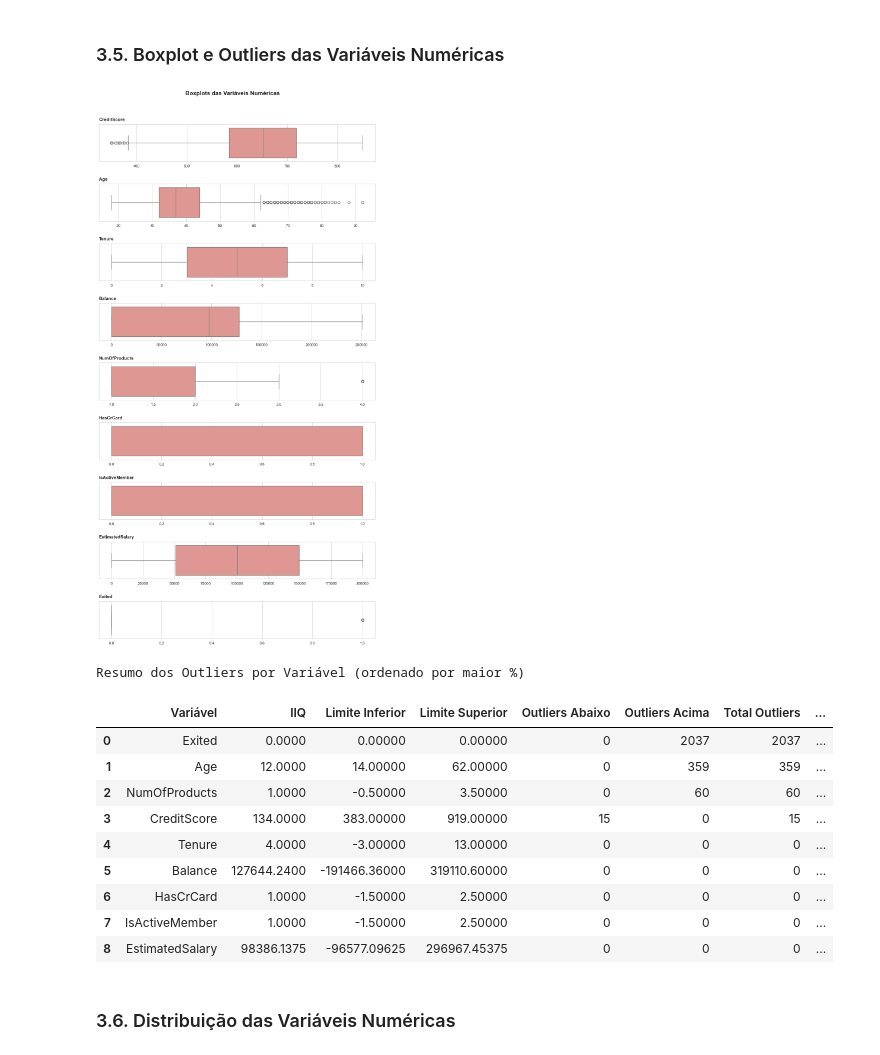
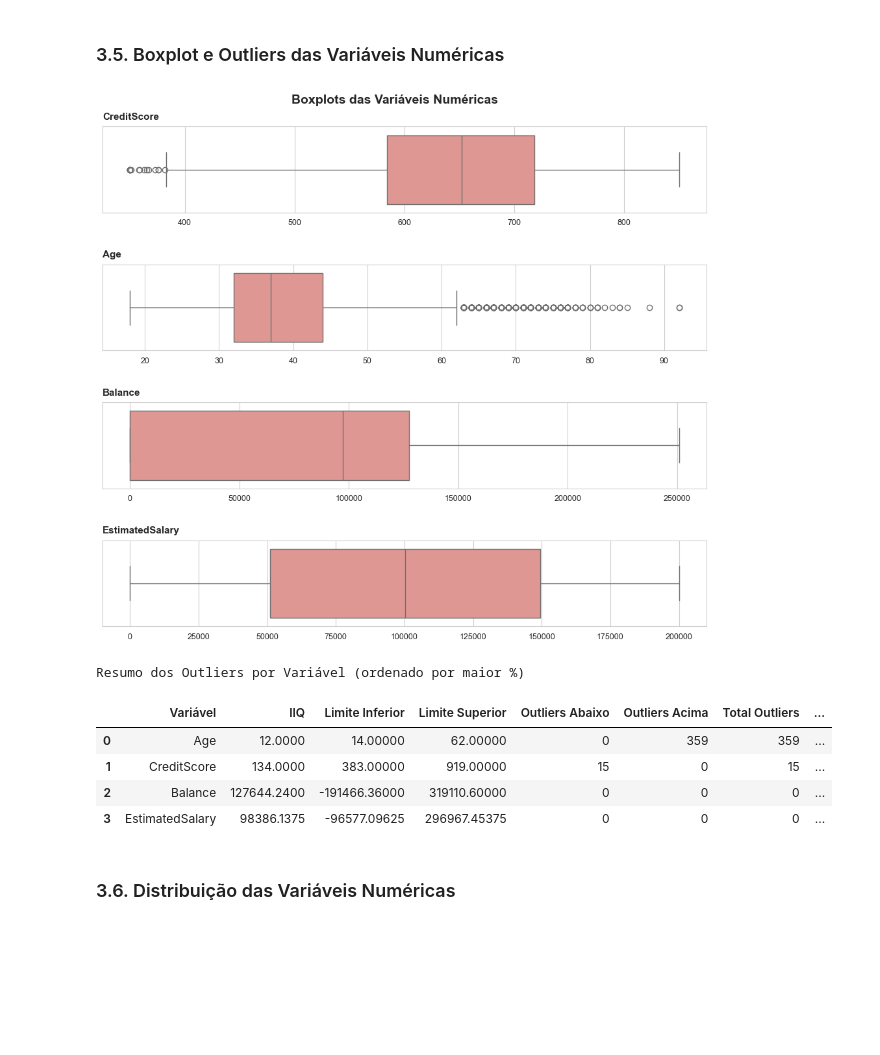
Before and after one commit to emso-exe/Churn_clientes_de_banco, a Jupyter notebook: notebooks/001_analise_exploratoria.ipynb, the cells around one changed output. Saved outputs shown, nothing was run; the diff lists cells and outputs as text; code cells hidden in the pictures; blank space fills up the shorter version.

```diff
--- a/notebooks/001_analise_exploratoria.ipynb
+++ b/notebooks/001_analise_exploratoria.ipynb
@@ -161,45 +161,47 @@ df.describe(exclude=('float', 'int')).T
 | Gender | 10000 | 2 | Male | 5457 |
 # %% [markdown]
 ### 3.5. Boxplot e Outliers das Variáveis Numéricas
+# %%
+# Colunas a serem removidas da análise dos dados numéricos
+
+colunas_remover = ['RowNumber', 'CustomerId', 'Tenure', 'NumOfProducts', 'HasCrCard', 'IsActiveMember', 'Exited']
 # %%
 # Seleciona os nomes das colunas numéricas (float apenas)
 colunas_numericas = df.select_dtypes(include=['number']).columns.tolist()
-colunas_remover = ['RowNumber', 'CustomerId']
 colunas_numericas = [col for col in colunas_numericas if col not in colunas_remover]
 
 # Verifica se há colunas numéricas
 if not colunas_numericas:
     print('Nenhuma variável numérica encontrada no DataFrame.')
 else:
     # Número de boxplots a serem gerados
     n_plots = len(colunas_numericas)
 
     # Cria a figura com subplots verticais
     fig, axs = plt.subplots(n_plots, 1, figsize=(12, 2.5 * n_plots),
                             gridspec_kw={'hspace': 0.6})
 
     # Garante que axs seja sempre uma lista (mesmo com 1 gráfico)
     if n_plots == 1:
         axs = [axs]
 
     # Loop pelas colunas para criar os boxplots
     for ax, col in zip(axs, colunas_numericas):
         sns.boxplot(x=df[col], ax=ax, color='#ea8c87', orient='h')
         ax.set_title(f'{col}', loc='left', fontsize=11, pad=8, fontweight='bold')
         ax.set(xlabel='', ylabel='')
         ax.tick_params(labelsize=9)
         ax.ticklabel_format(style='plain', axis='x')
 
     # Ajusta o layout e adiciona título geral
     fig.suptitle('Boxplots das Variáveis Numéricas', fontsize=14, fontweight='bold', y=0.93)
     plt.tight_layout(rect=[0, 0, 1, 0.97])  # evita sobreposição com título
     plt.show()
 # %% [output]
-[figure, old version]
+[figure, new version]
 # %%
 # Seleciona as variáveis numéricas
 colunas_numericas = df.select_dtypes(include=['number']).columns.tolist()
-colunas_remover = ['RowNumber', 'CustomerId']
 colunas_numericas = [col for col in colunas_numericas if col not in colunas_remover]
 
 # Lista para armazenar as informações de outliers por coluna
@@ -249,15 +251,10 @@ display(df_outliers.reset_index(drop=True))
 # %% [output]
 Resumo dos Outliers por Variável (ordenado por maior %)
 |  | Variável | IIQ | Limite Inferior | Limite Superior | Outliers Abaixo | Outliers Acima | Total Outliers | ... |
-| 0 | Exited | 0.0000 | 0.00000 | 0.00000 | 0 | 2037 | 2037 | ... |
-| 1 | Age | 12.0000 | 14.00000 | 62.00000 | 0 | 359 | 359 | ... |
-| 2 | NumOfProducts | 1.0000 | -0.50000 | 3.50000 | 0 | 60 | 60 | ... |
-| 3 | CreditScore | 134.0000 | 383.00000 | 919.00000 | 15 | 0 | 15 | ... |
-| 4 | Tenure | 4.0000 | -3.00000 | 13.00000 | 0 | 0 | 0 | ... |
-| 5 | Balance | 127644.2400 | -191466.36000 | 319110.60000 | 0 | 0 | 0 | ... |
-| 6 | HasCrCard | 1.0000 | -1.50000 | 2.50000 | 0 | 0 | 0 | ... |
-| 7 | IsActiveMember | 1.0000 | -1.50000 | 2.50000 | 0 | 0 | 0 | ... |
-| 8 | EstimatedSalary | 98386.1375 | -96577.09625 | 296967.45375 | 0 | 0 | 0 | ... |
+| 0 | Age | 12.0000 | 14.00000 | 62.00000 | 0 | 359 | 359 | ... |
+| 1 | CreditScore | 134.0000 | 383.00000 | 919.00000 | 15 | 0 | 15 | ... |
+| 2 | Balance | 127644.2400 | -191466.36000 | 319110.60000 | 0 | 0 | 0 | ... |
+| 3 | EstimatedSalary | 98386.1375 | -96577.09625 | 296967.45375 | 0 | 0 | 0 | ... |
 # %% [markdown]
 ### 3.6. Distribuição das Variáveis Numéricas
 # %%
```
Also changed, not shown: parts of 15 cells of this notebook.
